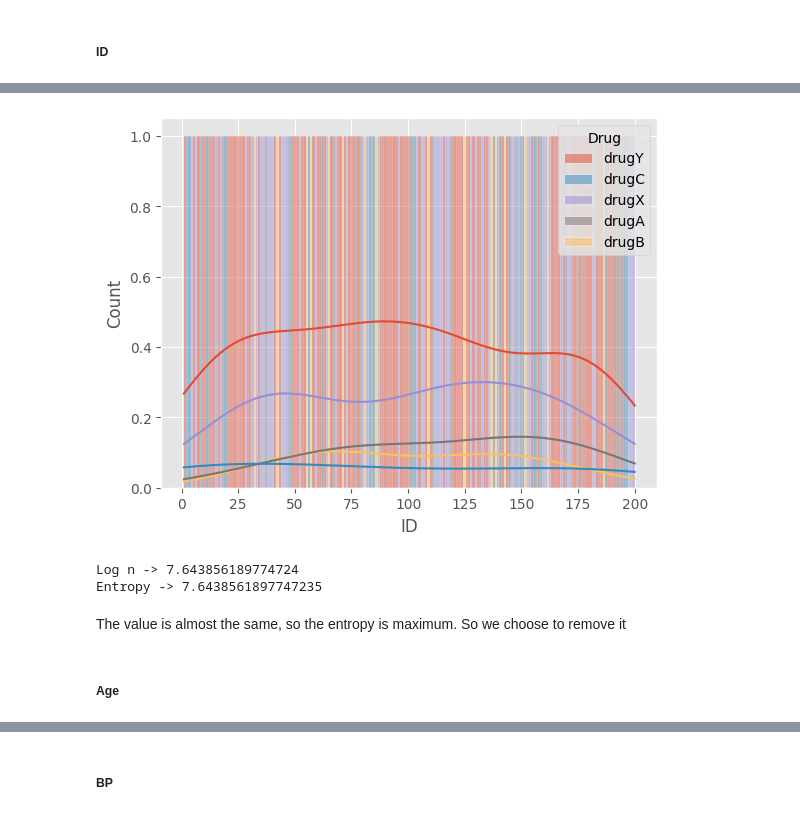
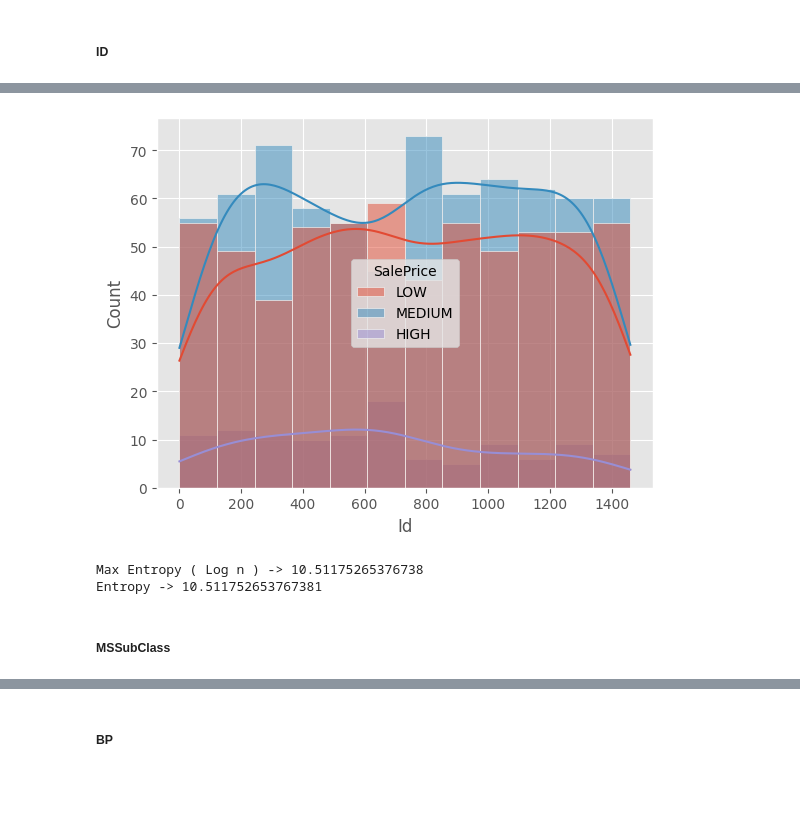
Before and after one commit to gvnberaldi/HousePricePrediction, a Jupyter notebook: Mbusu_project.ipynb, the cells around one changed output, grey strips where cells are left out. Drawn from its saved outputs; the diff is of its cells as text; code cells hidden in the pictures; blank space fills up the shorter version.

Commit message:
first plots

```diff
--- a/Mbusu_project.ipynb
+++ b/Mbusu_project.ipynb
@@ -68,3 +42,7 @@ n
+# %%
+df = pd.read_csv('house-prices-advanced-regression-techniques/train.csv', keep_default_na = False, low_memory= False )
+df["salePriceNum"] = df.SalePrice.rename("salePriceNum")
+df["SalePrice"] = pd.cut(df["salePriceNum"], bins = [0,150000,300000 - 1 ,int(sys.maxsize)], labels=["LOW","MEDIUM","HIGH"])
 # %%
 df.shape
 # %% [output]
@@ -146,19 +116,17 @@ plt.hist(df["ID"], bins = n)
 # %%
-sb.histplot(x = df["ID"], hue = 'Drug', data = df, kde=True, bins=200)
+sb.histplot(x = df["Id"], hue = 'SalePrice', data = df, kde=True)
 plt.show()
 # %% [output]
-[figure, old version]
+[figure, new version]
 # %%
-print("Log n -> " + str(math.log(n, 2)))
+print("Max Entropy ( Log n ) -> " + str(math.log(len(df), 2)))
 
-counts = df['ID'].value_counts()
+counts = df['Id'].value_counts()
 probs = counts / len(df)
 e = -np.sum(probs * np.log2(probs))
 print("Entropy -> "+ str(e))
 # %% [output]
-Log n -> 7.643856189774724
-Entropy -> 7.6438561897747235
+Max Entropy ( Log n ) -> 10.51175265376738
+Entropy -> 10.511752653767381
-# %% [markdown]
-The value is almost the same, so the entropy is maximum. So we choose to remove it
 # %% [markdown]
-##### Age
+##### MSSubClass
```
Also changed, not shown: parts of 23 cells of this notebook, 1 other file.
